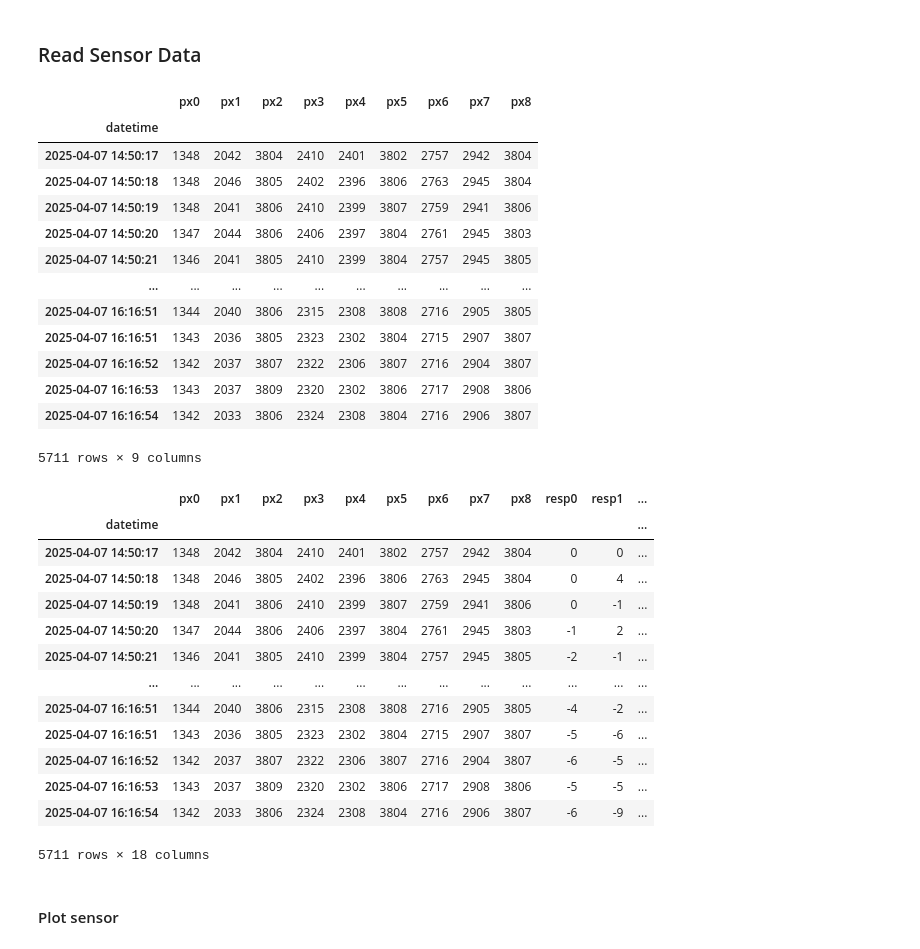
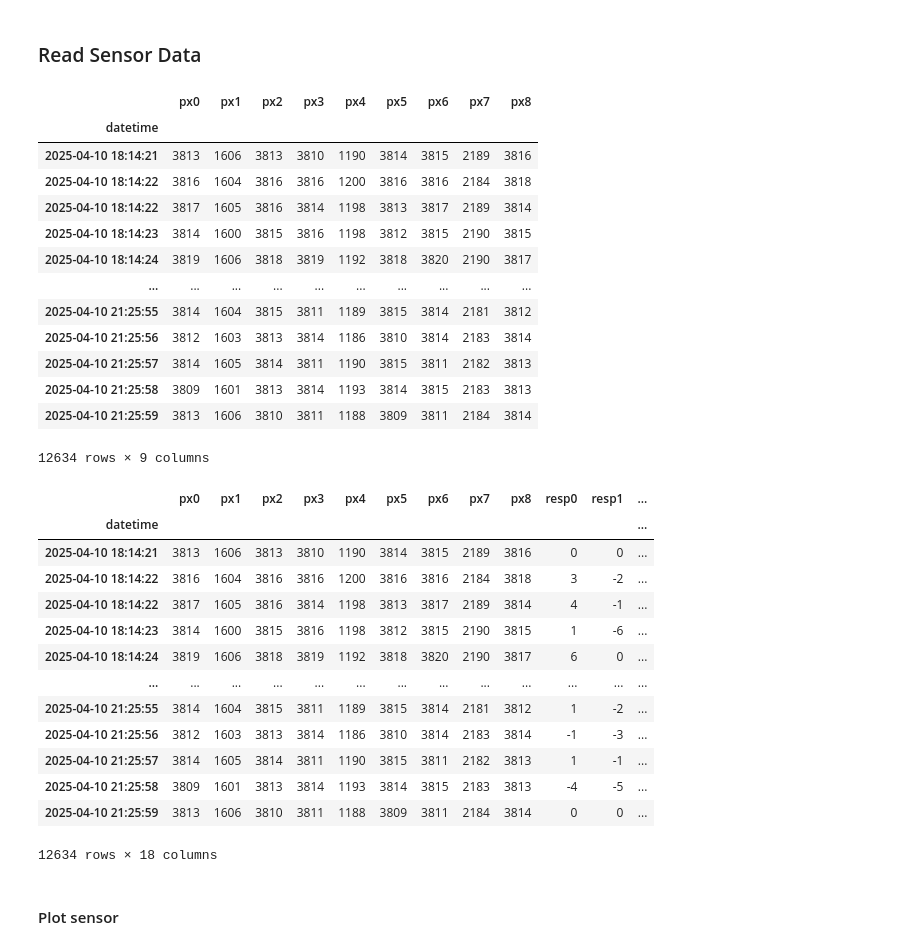
Before and after one commit to Jonathanchan1996/waterpaper, a Jupyter notebook: water3x3_processing.ipynb, the cells around one changed output. Drawn from its saved outputs; the diff is of its cells as text; code cells hidden in the pictures.

```diff
--- a/water3x3_processing.ipynb
+++ b/water3x3_processing.ipynb
@@ -62,3 +61,6 @@ cumTimeOffset = 0#-10
+# %%
+testingTime = '20250411_110920' #200-30-75uL
+cumTimeOffset = 0#-10
 # %% [markdown]
 #### Read CSVs
 # %%
@@ -102,27 +104,27 @@ sequenceCsvFile = '/tf/data/waterSensor/aryData/pump_sequence_'+testingTime+'.cs
 ### Read Sensor Data
 # %%
 #Sensor data
-df=pd.read_csv(csvFile, names=colnames, header=None)
+df=pd.read_csv(csvFile, names=colnames, header=None, on_bad_lines='skip')
 
 df['datetime'] = pd.to_datetime(df['time'], format='%Y-%m-%dT%H:%M:%S%z').dt.tz_localize(None)
 df = df.set_index(['datetime'])
 df = df.drop('time', axis=1)
 df
 # %% [output]
 |  | px0 | px1 | px2 | px3 | px4 | px5 | px6 | px7 | px8 |
 | datetime |  |  |  |  |  |  |  |  |  |
-| 2025-04-07 14:50:17 | 1348 | 2042 | 3804 | 2410 | 2401 | 3802 | 2757 | 2942 | 3804 |
-| 2025-04-07 14:50:18 | 1348 | 2046 | 3805 | 2402 | 2396 | 3806 | 2763 | 2945 | 3804 |
-| 2025-04-07 14:50:19 | 1348 | 2041 | 3806 | 2410 | 2399 | 3807 | 2759 | 2941 | 3806 |
-| 2025-04-07 14:50:20 | 1347 | 2044 | 3806 | 2406 | 2397 | 3804 | 2761 | 2945 | 3803 |
-| 2025-04-07 14:50:21 | 1346 | 2041 | 3805 | 2410 | 2399 | 3804 | 2757 | 2945 | 3805 |
+| 2025-04-10 18:14:21 | 3813 | 1606 | 3813 | 3810 | 1190 | 3814 | 3815 | 2189 | 3816 |
+| 2025-04-10 18:14:22 | 3816 | 1604 | 3816 | 3816 | 1200 | 3816 | 3816 | 2184 | 3818 |
+| 2025-04-10 18:14:22 | 3817 | 1605 | 3816 | 3814 | 1198 | 3813 | 3817 | 2189 | 3814 |
+| 2025-04-10 18:14:23 | 3814 | 1600 | 3815 | 3816 | 1198 | 3812 | 3815 | 2190 | 3815 |
+| 2025-04-10 18:14:24 | 3819 | 1606 | 3818 | 3819 | 1192 | 3818 | 3820 | 2190 | 3817 |
 | ... | ... | ... | ... | ... | ... | ... | ... | ... | ... |
-| 2025-04-07 16:16:51 | 1344 | 2040 | 3806 | 2315 | 2308 | 3808 | 2716 | 2905 | 3805 |
-| 2025-04-07 16:16:51 | 1343 | 2036 | 3805 | 2323 | 2302 | 3804 | 2715 | 2907 | 3807 |
-| 2025-04-07 16:16:52 | 1342 | 2037 | 3807 | 2322 | 2306 | 3807 | 2716 | 2904 | 3807 |
-| 2025-04-07 16:16:53 | 1343 | 2037 | 3809 | 2320 | 2302 | 3806 | 2717 | 2908 | 3806 |
-| 2025-04-07 16:16:54 | 1342 | 2033 | 3806 | 2324 | 2308 | 3804 | 2716 | 2906 | 3807 |
+| 2025-04-10 21:25:55 | 3814 | 1604 | 3815 | 3811 | 1189 | 3815 | 3814 | 2181 | 3812 |
+| 2025-04-10 21:25:56 | 3812 | 1603 | 3813 | 3814 | 1186 | 3810 | 3814 | 2183 | 3814 |
+| 2025-04-10 21:25:57 | 3814 | 1605 | 3814 | 3811 | 1190 | 3815 | 3811 | 2182 | 3813 |
+| 2025-04-10 21:25:58 | 3809 | 1601 | 3813 | 3814 | 1193 | 3814 | 3815 | 2183 | 3813 |
+| 2025-04-10 21:25:59 | 3813 | 1606 | 3810 | 3811 | 1188 | 3809 | 3811 | 2184 | 3814 |
-5711 rows × 9 columns
+12634 rows × 9 columns
 # %%
 for i in range(9):
     df[f'resp{i}'] = df[f'px{i}'] - df[f'px{i}'].iloc[0]
@@ -130,18 +132,18 @@ df
 # %% [output]
 |  | px0 | px1 | px2 | px3 | px4 | px5 | px6 | px7 | px8 | resp0 | resp1 | ... |
 | datetime |  |  |  |  |  |  |  |  |  |  |  | ... |
-| 2025-04-07 14:50:17 | 1348 | 2042 | 3804 | 2410 | 2401 | 3802 | 2757 | 2942 | 3804 | 0 | 0 | ... |
-| 2025-04-07 14:50:18 | 1348 | 2046 | 3805 | 2402 | 2396 | 3806 | 2763 | 2945 | 3804 | 0 | 4 | ... |
-| 2025-04-07 14:50:19 | 1348 | 2041 | 3806 | 2410 | 2399 | 3807 | 2759 | 2941 | 3806 | 0 | -1 | ... |
-| 2025-04-07 14:50:20 | 1347 | 2044 | 3806 | 2406 | 2397 | 3804 | 2761 | 2945 | 3803 | -1 | 2 | ... |
-| 2025-04-07 14:50:21 | 1346 | 2041 | 3805 | 2410 | 2399 | 3804 | 2757 | 2945 | 3805 | -2 | -1 | ... |
+| 2025-04-10 18:14:21 | 3813 | 1606 | 3813 | 3810 | 1190 | 3814 | 3815 | 2189 | 3816 | 0 | 0 | ... |
+| 2025-04-10 18:14:22 | 3816 | 1604 | 3816 | 3816 | 1200 | 3816 | 3816 | 2184 | 3818 | 3 | -2 | ... |
+| 2025-04-10 18:14:22 | 3817 | 1605 | 3816 | 3814 | 1198 | 3813 | 3817 | 2189 | 3814 | 4 | -1 | ... |
+| 2025-04-10 18:14:23 | 3814 | 1600 | 3815 | 3816 | 1198 | 3812 | 3815 | 2190 | 3815 | 1 | -6 | ... |
+| 2025-04-10 18:14:24 | 3819 | 1606 | 3818 | 3819 | 1192 | 3818 | 3820 | 2190 | 3817 | 6 | 0 | ... |
 | ... | ... | ... | ... | ... | ... | ... | ... | ... | ... | ... | ... | ... |
-| 2025-04-07 16:16:51 | 1344 | 2040 | 3806 | 2315 | 2308 | 3808 | 2716 | 2905 | 3805 | -4 | -2 | ... |
-| 2025-04-07 16:16:51 | 1343 | 2036 | 3805 | 2323 | 2302 | 3804 | 2715 | 2907 | 3807 | -5 | -6 | ... |
-| 2025-04-07 16:16:52 | 1342 | 2037 | 3807 | 2322 | 2306 | 3807 | 2716 | 2904 | 3807 | -6 | -5 | ... |
-| 2025-04-07 16:16:53 | 1343 | 2037 | 3809 | 2320 | 2302 | 3806 | 2717 | 2908 | 3806 | -5 | -5 | ... |
-| 2025-04-07 16:16:54 | 1342 | 2033 | 3806 | 2324 | 2308 | 3804 | 2716 | 2906 | 3807 | -6 | -9 | ... |
+| 2025-04-10 21:25:55 | 3814 | 1604 | 3815 | 3811 | 1189 | 3815 | 3814 | 2181 | 3812 | 1 | -2 | ... |
+| 2025-04-10 21:25:56 | 3812 | 1603 | 3813 | 3814 | 1186 | 3810 | 3814 | 2183 | 3814 | -1 | -3 | ... |
+| 2025-04-10 21:25:57 | 3814 | 1605 | 3814 | 3811 | 1190 | 3815 | 3811 | 2182 | 3813 | 1 | -1 | ... |
+| 2025-04-10 21:25:58 | 3809 | 1601 | 3813 | 3814 | 1193 | 3814 | 3815 | 2183 | 3813 | -4 | -5 | ... |
+| 2025-04-10 21:25:59 | 3813 | 1606 | 3810 | 3811 | 1188 | 3809 | 3811 | 2184 | 3814 | 0 | 0 | ... |
-5711 rows × 18 columns
+12634 rows × 18 columns
 # %% [markdown]
 #### Plot sensor
 # %%
```
Also changed, not shown: parts of 12 cells of this notebook, 1 other file.
